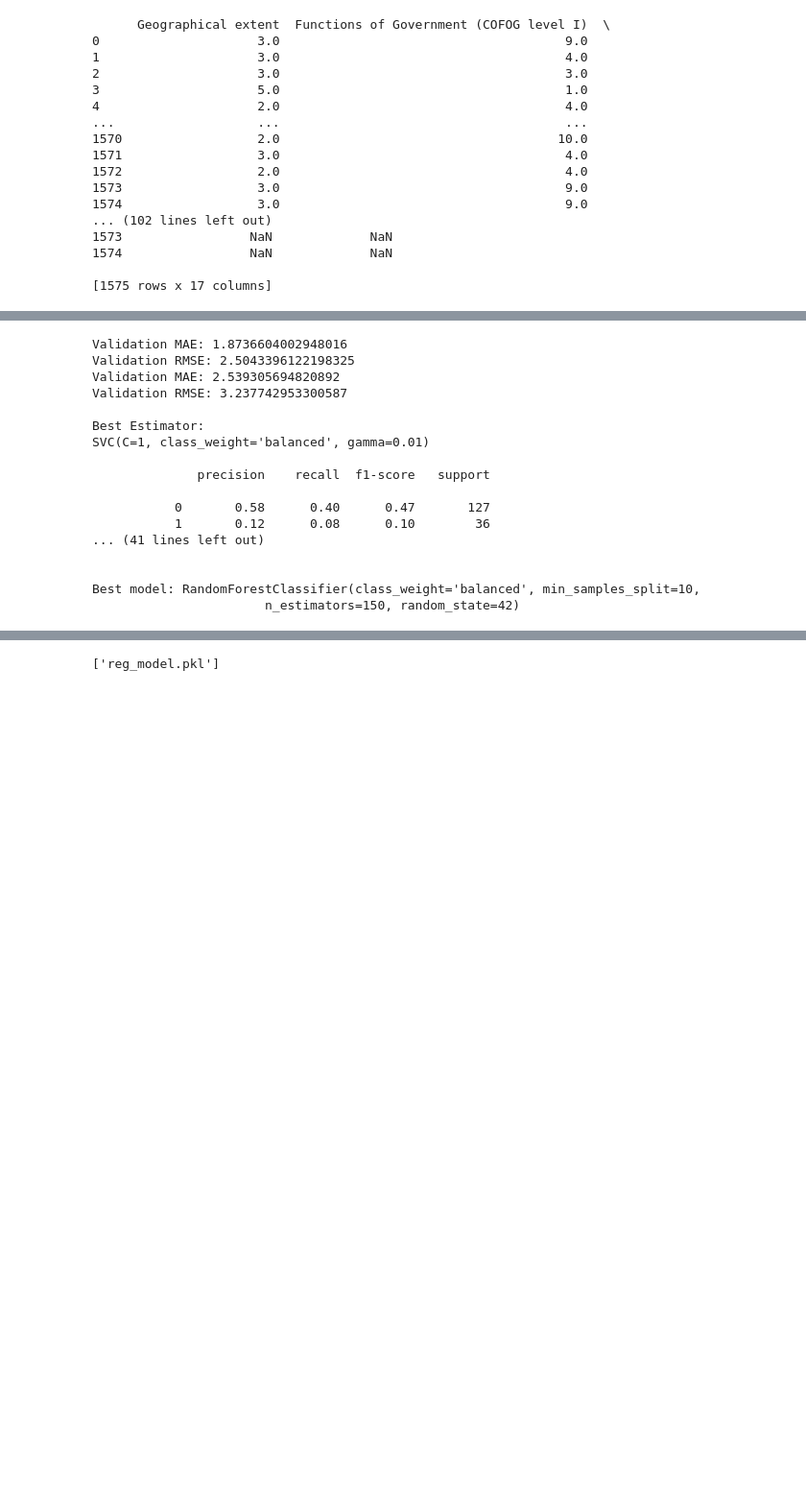
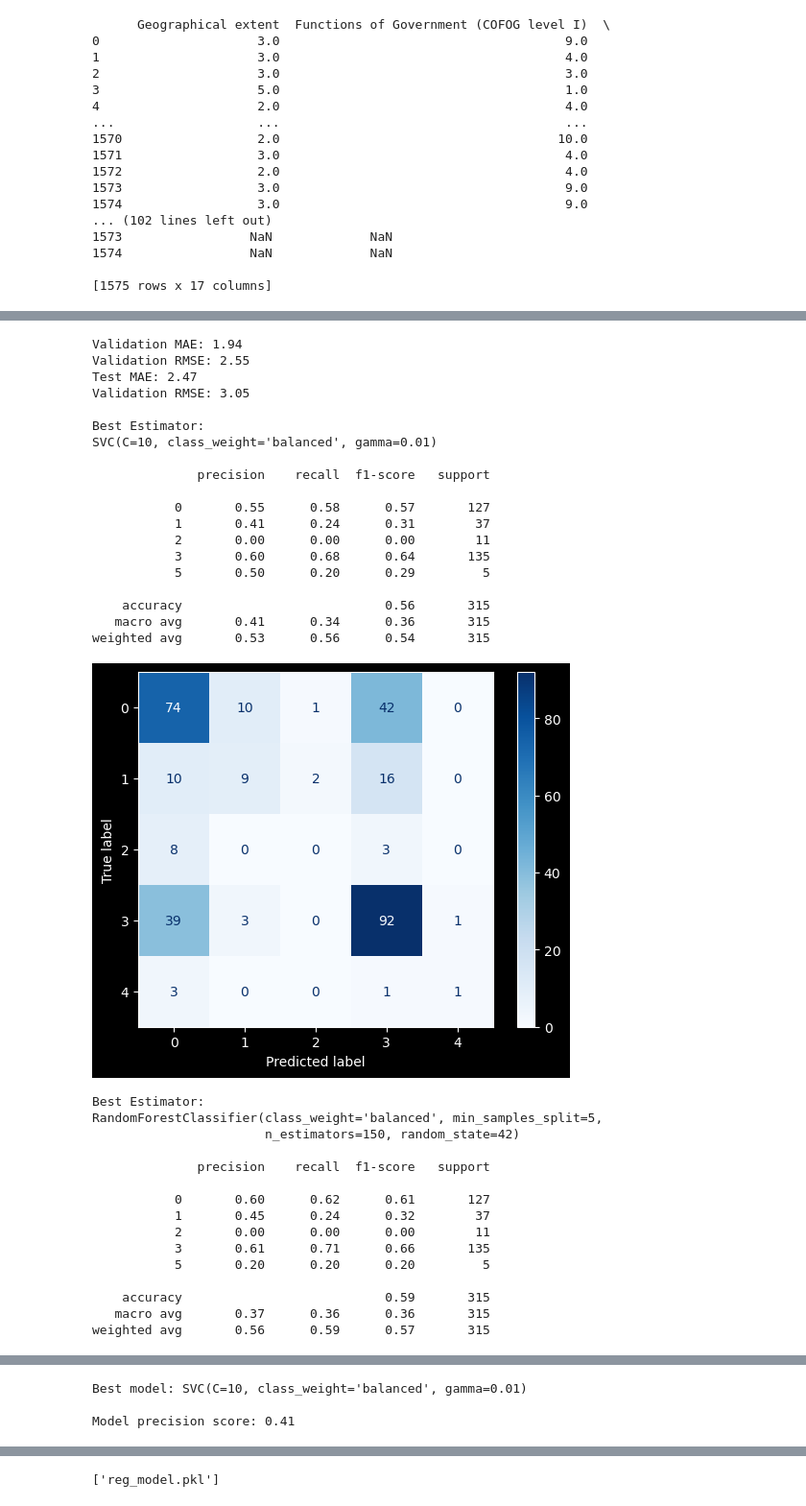
Before and after one commit to Marchant01/ai_eu_project, a Jupyter notebook: eda.ipynb, the cells around one changed output, grey strips where cells are left out. Shown at 96% size. Drawn from its saved outputs; the diff is of its cells as text; code cells hidden in the pictures; blank space fills up the shorter version.

```diff
--- a/eda.ipynb
+++ b/eda.ipynb
@@ -310,7 +309,7 @@ Index(['Geographical extent', 'Functions of Government (COFOG level I)',
 from sklearn.ensemble import RandomForestClassifier, ExtraTreesClassifier
 from sklearn.svm import SVC
 from sklearn.model_selection import GridSearchCV
-from sklearn.metrics import accuracy_score, precision_score, recall_score, f1_score, mean_absolute_error, root_mean_squared_error, classification_report
+from sklearn.metrics import precision_score, mean_absolute_error, root_mean_squared_error, classification_report, confusion_matrix, ConfusionMatrixDisplay
 from sklearn.linear_model import LinearRegression
 
 svc = SVC(class_weight='balanced')
@@ -329,56 +328,81 @@ hypergrid_rm = {
   'min_samples_split': [2, 5, 10]
 }
 
-svc_model_gs = GridSearchCV(svc, hypergrid_svc, scoring='balanced_accuracy')
-rm_model_gs = GridSearchCV(rm_cl, hypergrid_rm, scoring='balanced_accuracy')
-et_model_gs = GridSearchCV(et_cl, hypergrid_rm, scoring='balanced_accuracy')
+svc_model_gs = GridSearchCV(svc, hypergrid_svc, scoring='f1_macro')
+rm_model_gs = GridSearchCV(rm_cl, hypergrid_rm, scoring='f1_macro')
+et_model_gs = GridSearchCV(et_cl, hypergrid_rm, scoring='f1_macro')
 
 models_score = []
 
-lin_reg.fit(X_train, y_time_train)
-y_pred_time = lin_reg.predict(X_val)
-print("Validation MAE:", mean_absolute_error(y_time_val, y_pred_time))
-print("Validation RMSE:", root_mean_squared_error(y_time_val, y_pred_time))
+lin_reg.fit(X_time_train, y_time_train)
+y_pred_time = lin_reg.predict(X_time_val)
+print("Validation MAE:", round(mean_absolute_error(y_time_val, y_pred_time), 2))
+print("Validation RMSE:", round(root_mean_squared_error(y_time_val, y_pred_time), 2))
 
-lin_reg.fit(X_val, y_time_val)
-y_pred_time_test = lin_reg.predict(X_test)
-print("Validation MAE:", mean_absolute_error(y_time_test, y_pred_time))
-print("Validation RMSE:", root_mean_squared_error(y_time_test, y_pred_time))
+lin_reg.fit(X_time_val, y_time_val)
+y_pred_time_test = lin_reg.predict(X_time_test)
+print("Test MAE:", round(mean_absolute_error(y_time_test, y_pred_time), 2))
+print("Validation RMSE:", round(root_mean_squared_error(y_time_test, y_pred_time), 2))
 
 for clf in (svc_model_gs, rm_model_gs, et_model_gs):
   # Trains on the model on training data
   clf.fit(X_train, y_status_train)
   y_pred_val = clf.predict(X_val)
 
   # Prints out scoring for accuracy, precision, recall and f1 for each model
   prec_score = precision_score(y_status_val, y_pred_val, average='macro', zero_division=0)
   print(f'\nBest Estimator:\n{clf.best_estimator_}')
   print(f'\n{classification_report(y_status_val, y_pred_val, zero_division=0)}')
 
+  cm = confusion_matrix(y_status_val, y_pred_val)
+
+  disp = ConfusionMatrixDisplay(confusion_matrix=cm)
+  disp.plot(cmap="Blues", values_format='d')
+  plt.show()
+
   models_score.append({
         'model': clf,
         'score': prec_score
   })
 
 # Saves the best performing model based on accuracy
 best_prec_model = max(models_score, key=lambda x: x['score'])
 print(f'\nBest model: {best_prec_model['model'].best_estimator_}')
+print(f'\nModel precision score: {best_prec_model['score']:.2f}')
 best_model = best_prec_model['model'].best_estimator_
 # %% [output]
-Validation MAE: 1.8736604002948016
-Validation RMSE: 2.5043396122198325
-Validation MAE: 2.539305694820892
-Validation RMSE: 3.237742953300587
+Validation MAE: 1.94
+Validation RMSE: 2.55
+Test MAE: 2.47
+Validation RMSE: 3.05
 
 Best Estimator:
-SVC(C=1, class_weight='balanced', gamma=0.01)
+SVC(C=10, class_weight='balanced', gamma=0.01)
 
               precision    recall  f1-score   support
 
-           0       0.58      0.40      0.47       127
-           1       0.12      0.08      0.10        36
-... (41 lines left out)
+           0       0.55      0.58      0.57       127
+           1       0.41      0.24      0.31        37
+           2       0.00      0.00      0.00        11
+           3       0.60      0.68      0.64       135
+           5       0.50      0.20      0.29         5
 
-
-Best model: RandomForestClassifier(class_weight='balanced', min_samples_split=10,
-                       n_estimators=150, random_state=42)
+    accuracy                           0.56       315
+   macro avg       0.41      0.34      0.36       315
+weighted avg       0.53      0.56      0.54       315
+[figure, added]
+Best Estimator:
+RandomForestClassifier(class_weight='balanced', min_samples_split=5,
+                       n_estimators=150, random_state=42)
+
+              precision    recall  f1-score   support
+
+           0       0.60      0.62      0.61       127
+           1       0.45      0.24      0.32        37
+           2       0.00      0.00      0.00        11
+           3       0.61      0.71      0.66       135
+           5       0.20      0.20      0.20         5
+
+    accuracy                           0.59       315
+   macro avg       0.37      0.36      0.36       315
+weighted avg       0.56      0.59      0.57       315
@@ -385,3 +426,6 @@ Best model: RandomForestClassifier(class_weight='balanced', min_samples_split=10
+Best model: SVC(C=10, class_weight='balanced', gamma=0.01)
+
+Model precision score: 0.41
 # %%
 # bästa modellen tränas om på train och val
 best_model = best_model.fit(X_val, y_status_val)
```
Also changed, not shown: parts of 6 cells of this notebook, 2 other files.
